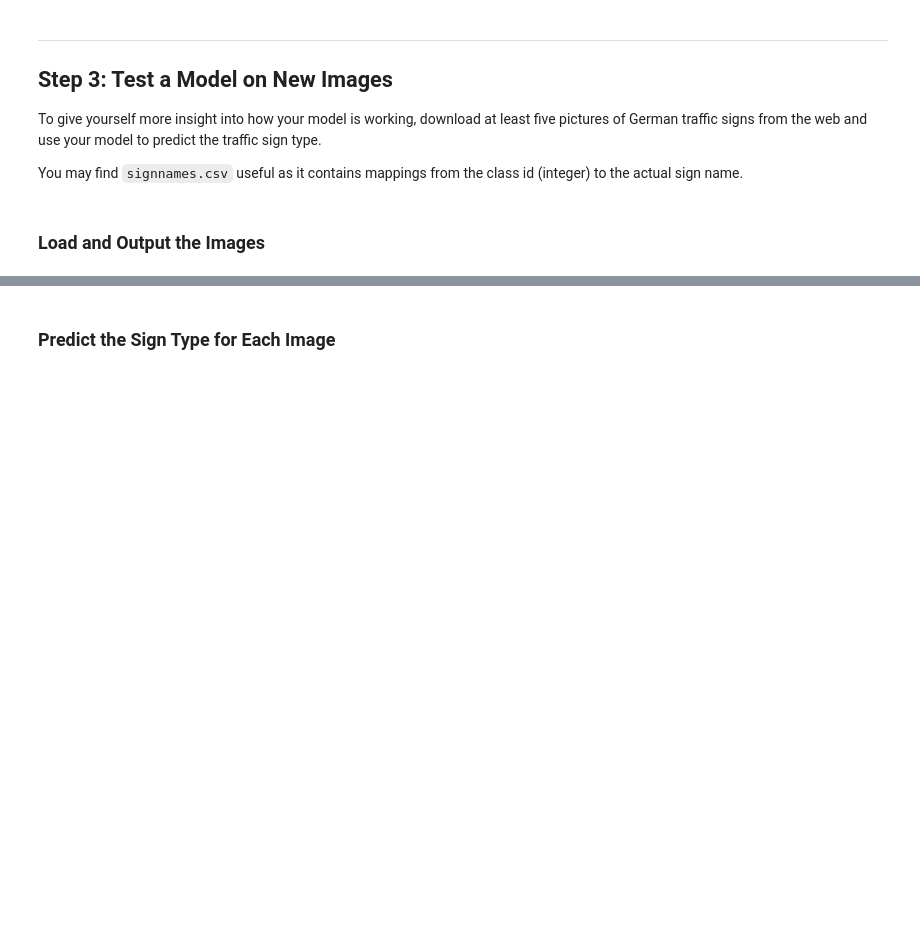
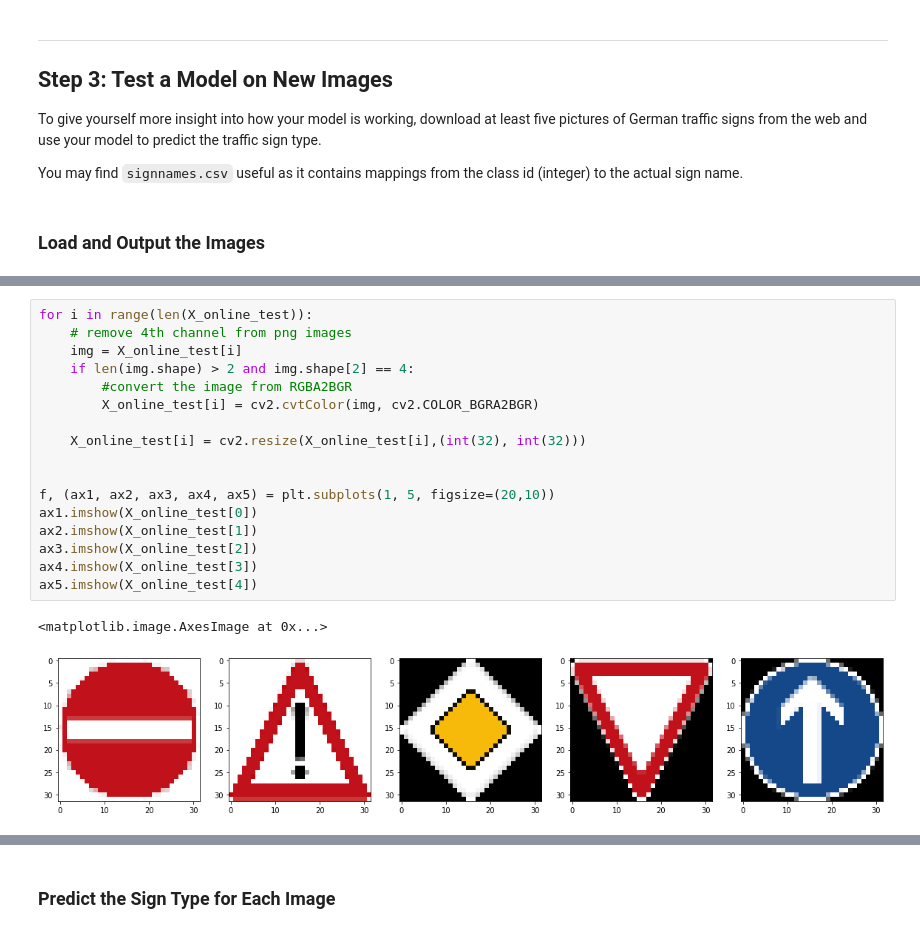
Before and after one commit to G-Ishan/Traffic-Sign-Classifier, a Jupyter notebook: Traffic_Sign_Classifier.ipynb, the cells around one changed output, grey strips where cells are left out. Cells and saved outputs as stored; diff of their text form; blank space fills up the shorter version.

```diff
--- a/Traffic_Sign_Classifier.ipynb
+++ b/Traffic_Sign_Classifier.ipynb
@@ -423,0 +446,20 @@ You may find `signnames.csv` useful as it contains mappings from the class id (i
+# %%
+for i in range(len(X_online_test)):
+    # remove 4th channel from png images
+    img = X_online_test[i]
+    if len(img.shape) > 2 and img.shape[2] == 4:
+        #convert the image from RGBA2BGR
+        X_online_test[i] = cv2.cvtColor(img, cv2.COLOR_BGRA2BGR)
+
+    X_online_test[i] = cv2.resize(X_online_test[i],(int(32), int(32)))
+
+
+f, (ax1, ax2, ax3, ax4, ax5) = plt.subplots(1, 5, figsize=(20,10))
+ax1.imshow(X_online_test[0])
+ax2.imshow(X_online_test[1])
+ax3.imshow(X_online_test[2])
+ax4.imshow(X_online_test[3])
+ax5.imshow(X_online_test[4])
+# %% [output]
+<matplotlib.image.AxesImage at 0x...>
+[figure, added]
```
Also changed, not shown: parts of 6 cells of this notebook, 5 other files.
